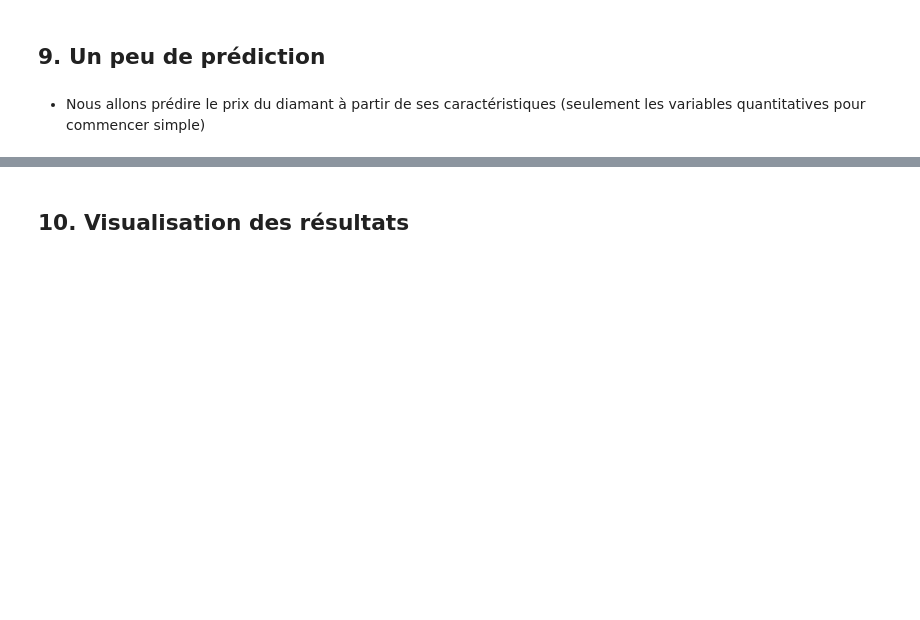
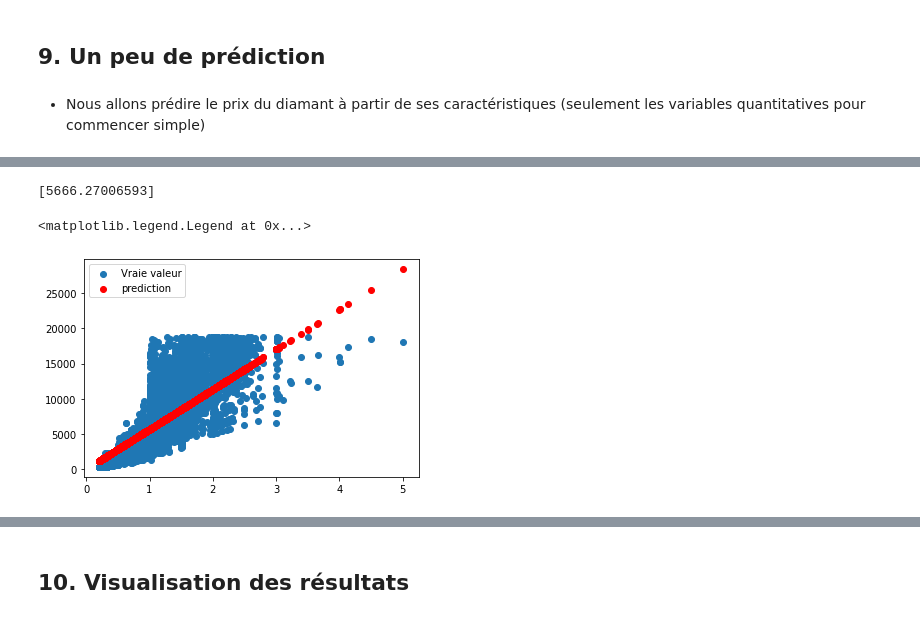
Before and after one commit to Selimmmm/data-science-1-public, a Jupyter notebook: tps/3_a_combo_pandas_sklearn_matploblib.ipynb.ipynb, the cells around one changed output, grey strips where cells are left out. Saved outputs shown, nothing was run; the diff lists cells and outputs as text; code cells hidden in the pictures; blank space fills up the shorter version.

```diff
--- a/tps/3_a_combo_pandas_sklearn_matploblib.ipynb.ipynb
+++ b/tps/3_a_combo_pandas_sklearn_matploblib.ipynb.ipynb
@@ -833,0 +865,19 @@ from sklearn.linear_model import LinearRegression
+# %%
+from sklearn.linear_model import LinearRegression
+# On crée une instance de modèle
+lr = LinearRegression(fit_intercept=False)
+# le premier argument soit les X avec les quels on apprend (dans une DataFrame)
+# le deuxieme argument de la "TARGET" (ie ce qu'on veut prédire) -> ici le prix
+lr.fit(df[['carat']],df.price)
+
+predictions = lr.predict(df[["carat"]])
+print(lr.coef_)
+
+# On essaie de placer une courbe à la main
+plt.scatter(df.carat, df.price, label="Vraie valeur")
+plt.scatter(df.carat, predictions, color="red", label="prediction")
+plt.legend()
+# %% [output]
+[5666.27006593]
+<matplotlib.legend.Legend at 0x...>
+[figure, added]
```
Also changed, not shown: parts of 16 cells of this notebook, 2 other files.
